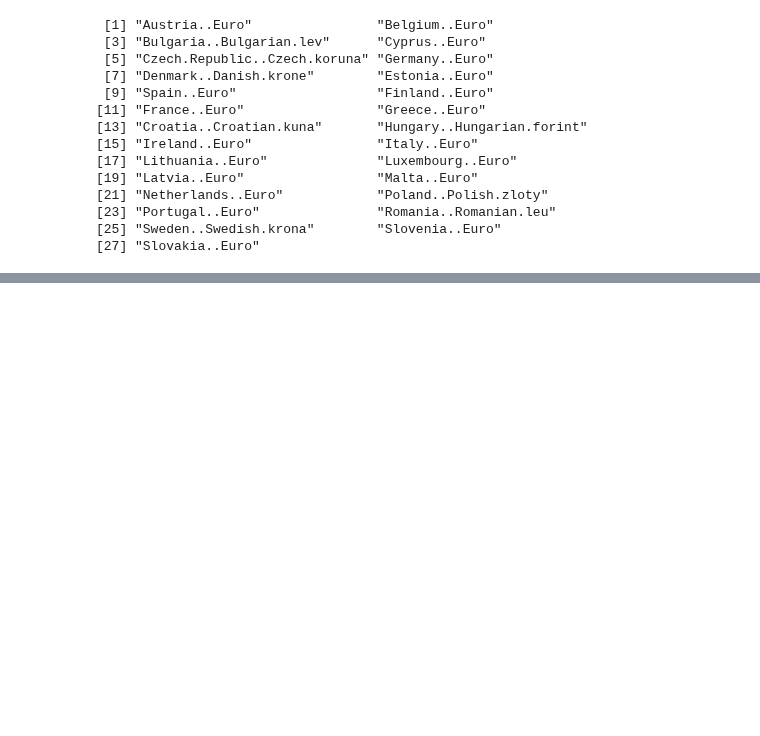
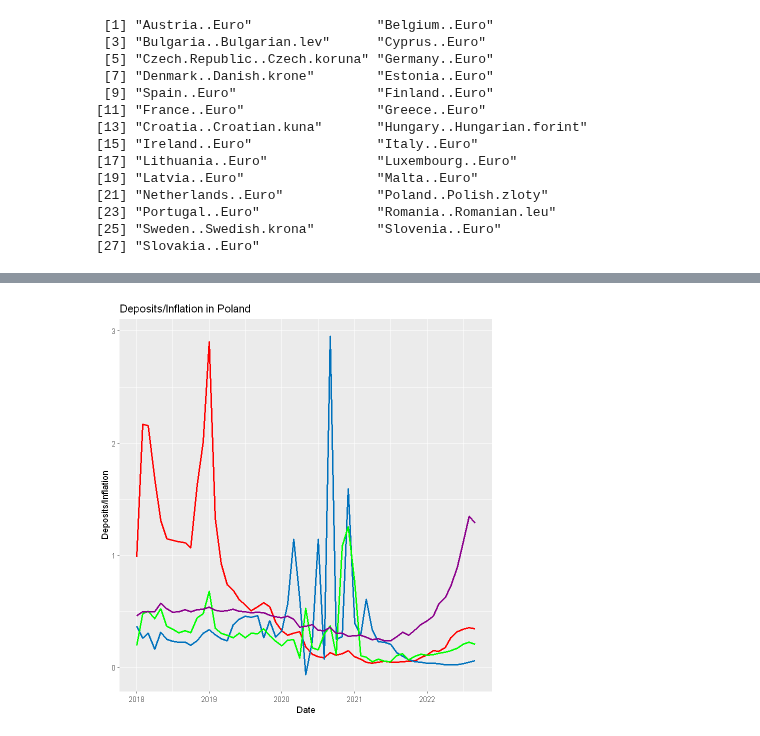
Before and after one commit to AdamixD/SAD_Projekt_1, a Jupyter notebook: Zadanie2.ipynb, the cells around one changed output, grey strips where cells are left out. Cells and saved outputs as stored; diff of their text form; code cells hidden in the pictures; blank space fills up the shorter version.

Commit message:
tidy dataframe, new plots

```diff
--- a/Zadanie2.ipynb
+++ b/Zadanie2.ipynb
@@ -150,7 +177,7 @@ deposits_to_inflation <- data.frame(copy_inf)
 for (i in 1:length(dep_cols)){
     col_inf <- inf_cols[i]
     col_dep <- dep_cols[i]
-    new_column = deposits_from2018[col_dep] / inflation_from2018[col_inf]
+    new_column = deposits_from2018[col_dep] / ( inflation_from2018[col_inf] + 0.01)
     deposits_to_inflation[col_inf] = new_column
 }
 names(deposits_to_inflation)[names(deposits_to_inflation) == "copy_inf"] <- "Period"
@@ -187,5 +191,5 @@ A data.frame: 57 × 19
 # %%
 # and non-eurozone
-# deposits_to_inflation['average_not_eurozone'] =
+deposits_to_inflation['average_not_eurozone'] =
 rowMeans(select(deposits_to_inflation, !matches(
-    "Austria|Belgium|Cyprus|Germany|Estonia|Spain|Finland|France|Greece|Ireland|Italy|Lithuania|Luxembourg|Latvia|Malta|Netherlands|Portugal|Slovenia|Slovakia")), na.rm=TRUE)
+    "Period|Austria|Belgium|Cyprus|Germany|Estonia|Spain|Finland|France|Greece|Ireland|Italy|Lithuania|Luxembourg|Latvia|Malta|Netherlands|Portugal|Slovenia|Slovakia|average|average_eurozone")), na.rm=TRUE)
@@ -228,3 +213,15 @@ ggplot(data = deposits_to_inflation) +
+# %%
+ggplot(data = deposits_to_inflation) +
+  geom_line(aes(x = Period, y = Poland), color="#FF0000", size=1) +
+geom_line(aes(x = Period, y = average_eurozone), color="#0072BD", size=1) +
+geom_line(aes(x = Period, y = average_not_eurozone), color="#00FF00", size=1) +
+geom_line(aes(x = Period, y = average), color="#8B008B", size=1) +
+  theme(plot.margin = margin(.2,1,0.2,0.2, "cm")) +
+  labs(x = "Date",
+       y = "Deposits/Inflation",
+       title = "Deposits/Inflation in Poland")
+# %% [output]
+[figure, added]
 # %%
 plot <- function(dataset, x_axis, y1, y2, y3, y4, y5, y_lab, title) {
   ggplot(data = dataset) +
```
Also changed, not shown: parts of 31 cells of this notebook.
